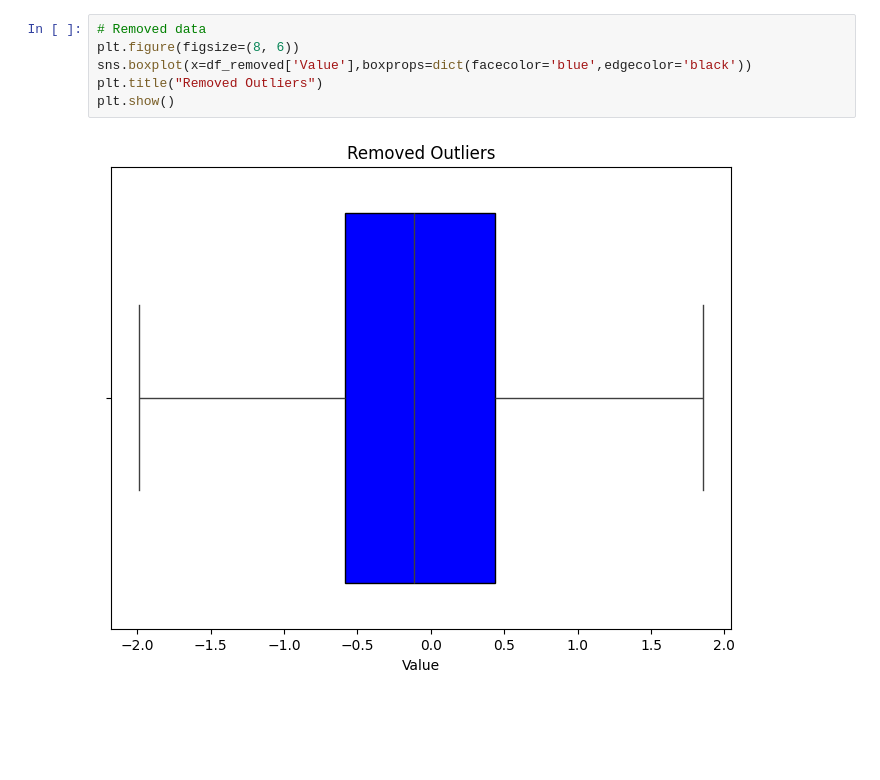
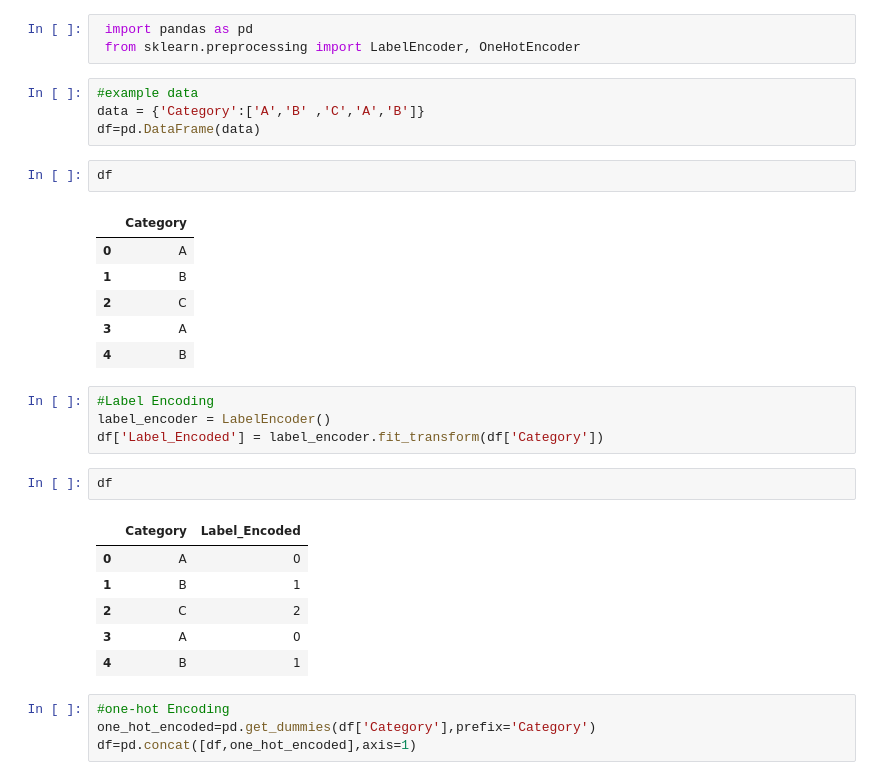
Before and after one commit to SarayuBurugu/Application-of-data-mining, a Jupyter notebook: lab6.ipynb, the cells around one changed output. Saved outputs shown, nothing was run; the diff lists cells and outputs as text; blank space fills up the shorter version.

```diff
--- a/lab6.ipynb
+++ b/lab6.ipynb
@@ -131,8 +3,33 @@ plt.show()
-# %%
-# Removed data
-plt.figure(figsize=(8, 6))
-sns.boxplot(x=df_removed['Value'],boxprops=dict(facecolor='blue',edgecolor='black'))
-plt.title("Removed Outliers")
-plt.show()
-# %% [output]
-[figure, removed]
+# %%
+ import pandas as pd
+ from sklearn.preprocessing import LabelEncoder, OneHotEncoder
+# %%
+#example data
+data = {'Category':['A','B' ,'C','A','B']}
+df=pd.DataFrame(data)
+# %%
+df
+# %% [output]
+|  | Category |
+| 0 | A |
+| 1 | B |
+| 2 | C |
+| 3 | A |
+| 4 | B |
+# %%
+#Label Encoding
+label_encoder = LabelEncoder()
+df['Label_Encoded'] = label_encoder.fit_transform(df['Category'])
+# %%
+df
+# %% [output]
+|  | Category | Label_Encoded |
+| 0 | A | 0 |
+| 1 | B | 1 |
+| 2 | C | 2 |
+| 3 | A | 0 |
+| 4 | B | 1 |
+# %%
+#one-hot Encoding
+one_hot_encoded=pd.get_dummies(df['Category'],prefix='Category')
+df=pd.concat([df,one_hot_encoded],axis=1)
```
Also changed, not shown: parts of 31 cells of this notebook.
